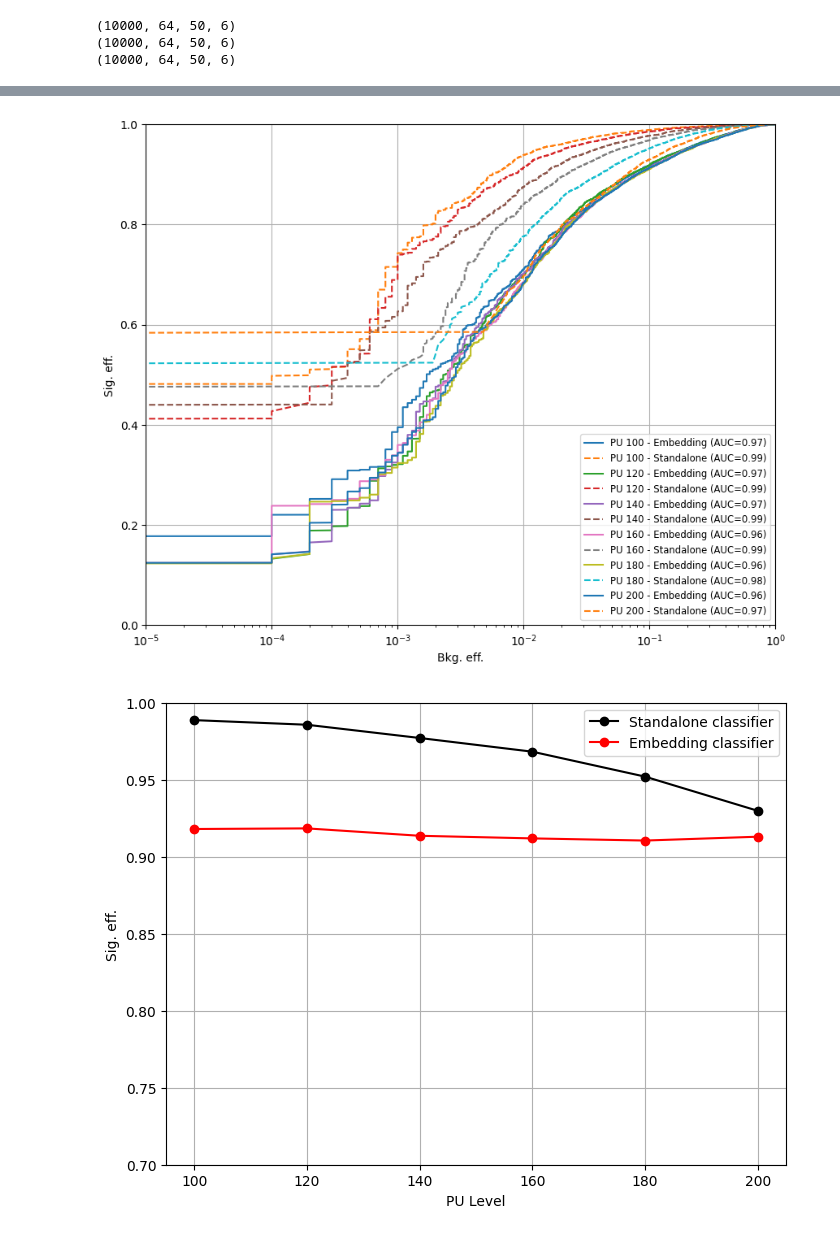
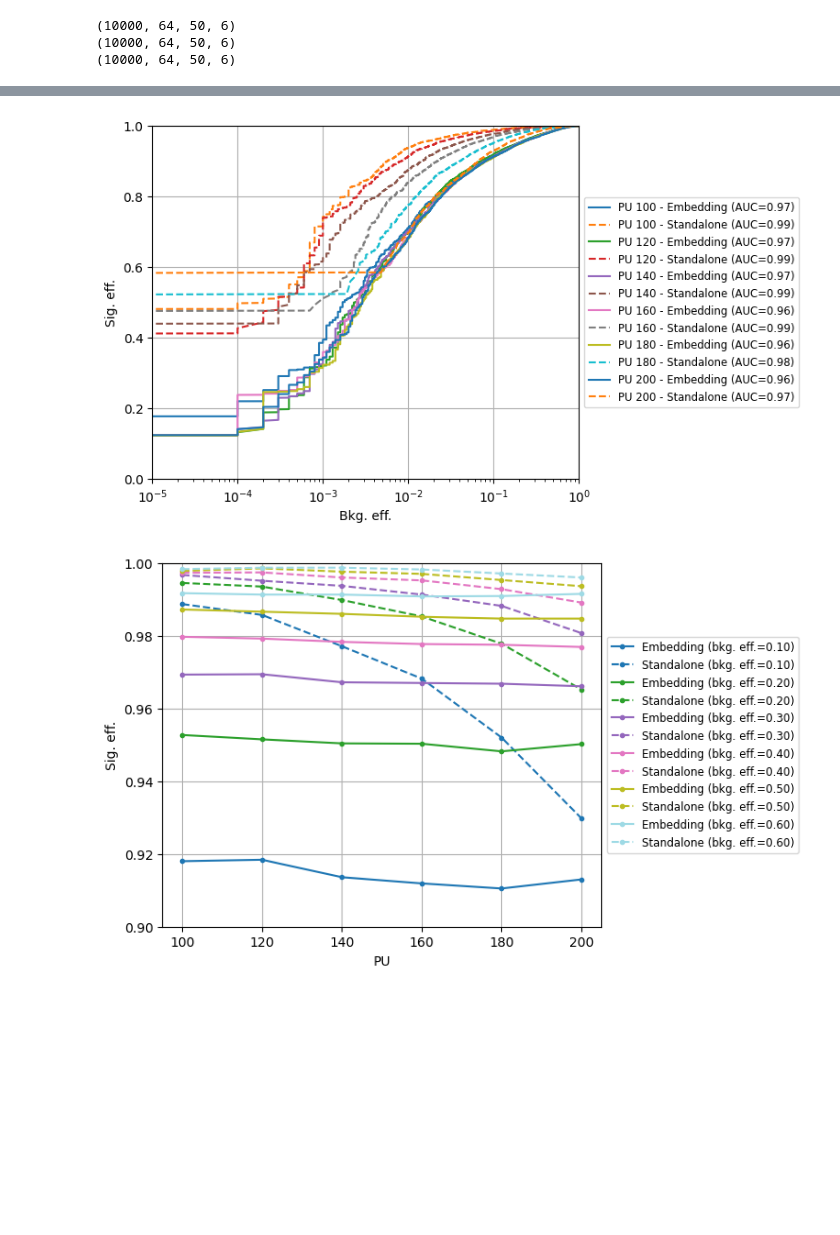
Before and after one commit to hftsoi/contrastive4pu, a Jupyter notebook: train.ipynb, the cells around one changed output, grey strips where cells are left out. Saved outputs shown, nothing was run; the diff lists cells and outputs as text; code cells hidden in the pictures; blank space fills up the shorter version.

Commit message:
update plotting

```diff
--- a/train.ipynb
+++ b/train.ipynb
@@ -293,7 +293,7 @@ for pu in test_pu:
 200
 # %%
 def plot_roc(Y_test, Y_pred_embedding, Y_pred_standalone, test_pu):
-    plt.figure(figsize=(10,8))
+    plt.figure(figsize=(6,5))
 
     for i, pu in enumerate(test_pu):
         y_true = Y_test[i]
@@ -305,53 +305,60 @@ def plot_roc(Y_test, Y_pred_embedding, Y_pred_standalone, test_pu):
         fpr_stand, tpr_stand, _ = roc_curve(y_true, y_pred_stand)
         auc_stand = auc(fpr_stand, tpr_stand)
 
         plt.plot(fpr_embed, tpr_embed,
                  label=f'PU {pu} - Embedding (AUC={auc_embed:.2f})',
                  linestyle='-', marker=None)
 
         plt.plot(fpr_stand, tpr_stand,
                  label=f'PU {pu} - Standalone (AUC={auc_stand:.2f})',
                  linestyle='--', marker=None)
 
     plt.xlabel('Bkg. eff.')
     plt.ylabel('Sig. eff.')
-    plt.legend(loc='lower right', fontsize='small')
+    plt.legend(loc='center left', bbox_to_anchor=(1, 0.5), fontsize='small')
     plt.grid(True)
     #plt.yscale('log')
     plt.xscale('log')
     plt.xlim((0.00001, 1))
     plt.ylim((0, 1))
     plt.show()
 
-def plot_sig_eff_vs_pu(Y_test, Y_pred_embedding, Y_pred_standalone, test_pu, bkg_eff=0.1):
-    signal_eff_embed = []
-    signal_eff_stand = []
+def plot_sig_eff_vs_pu(Y_test, Y_pred_embedding, Y_pred_standalone, test_pu, bkg_eff_list):
+    plt.figure(figsize=(6,5))
+    n_eff = len(bkg_eff_list)
+    colors = plt.cm.tab20(np.linspace(0, 1, n_eff))
 
-    for i, pu in enumerate(test_pu):
-        y_true = Y_test[i]
+    for j, bkg_eff in enumerate(bkg_eff_list):
+        signal_eff_embed = []
+        signal_eff_stand = []
 
-        y_pred_embed = Y_pred_embedding[i].ravel()
-        fpr_embed, tpr_embed, _ = roc_curve(y_true, y_pred_embed)
-        idx_embed = np.argmin(np.abs(fpr_embed - bkg_eff))
-        signal_eff_embed.append(tpr_embed[idx_embed])
+        for i, pu in enumerate(test_pu):
+            y_true = Y_test[i]
 
-        y_pred_stand = Y_pred_standalone[i].ravel()
-        fpr_stand, tpr_stand, _ = roc_curve(y_true, y_pred_stand)
-        idx_stand = np.argmin(np.abs(fpr_stand - bkg_eff))
-        signal_eff_stand.append(tpr_stand[idx_stand])
+            y_pred_embed = Y_pred_embedding[i].ravel()
+            fpr_embed, tpr_embed, _ = roc_curve(y_true, y_pred_embed)
+            idx_embed = np.argmin(np.abs(fpr_embed - bkg_eff))
+            signal_eff_embed.append(tpr_embed[idx_embed])
 
-    plt.figure(figsize=(8,6))
-    plt.plot(test_pu, signal_eff_stand, marker='o', color='black', linestyle='-', label='Standalone classifier')
-    plt.plot(test_pu, signal_eff_embed, marker='o', color='red', linestyle='-', label='Embedding classifier')
-    plt.xlabel('PU Level')
+            y_pred_stand = Y_pred_standalone[i].ravel()
+            fpr_stand, tpr_stand, _ = roc_curve(y_true, y_pred_stand)
+            idx_stand = np.argmin(np.abs(fpr_stand - bkg_eff))
+            signal_eff_stand.append(tpr_stand[idx_stand])
+
+        plt.plot(test_pu, signal_eff_embed, marker='.', linestyle='-', color=colors[j],
+                 label=f'Embedding (bkg. eff.={bkg_eff:.2f})')
+        plt.plot(test_pu, signal_eff_stand, marker='.', linestyle='--', color=colors[j],
+                 label=f'Standalone (bkg. eff.={bkg_eff:.2f})')
+
+    plt.xlabel('PU')
     plt.ylabel('Sig. eff.')
-    plt.ylim((0.7,1))
-    plt.legend()
+    plt.ylim((0.9, 1))
+    plt.legend(fontsize='small', loc='center left', bbox_to_anchor=(1, 0.5))
     plt.grid(True)
     plt.show()
 
 plot_roc(Y_test=Y_test, Y_pred_embedding=Y_pred_embedding, Y_pred_standalone=Y_pred_standalone, test_pu=test_pu)
-plot_sig_eff_vs_pu(Y_test=Y_test, Y_pred_embedding=Y_pred_embedding, Y_pred_standalone=Y_pred_standalone, test_pu=test_pu, bkg_eff=0.1)
+plot_sig_eff_vs_pu(Y_test=Y_test, Y_pred_embedding=Y_pred_embedding, Y_pred_standalone=Y_pred_standalone, test_pu=test_pu, bkg_eff_list=list(np.arange(0.1, 0.7, 0.1)))
 # %% [output]
-[figure, old version]
+[figure, new version]
-[figure, old version]
+[figure, new version]
```
